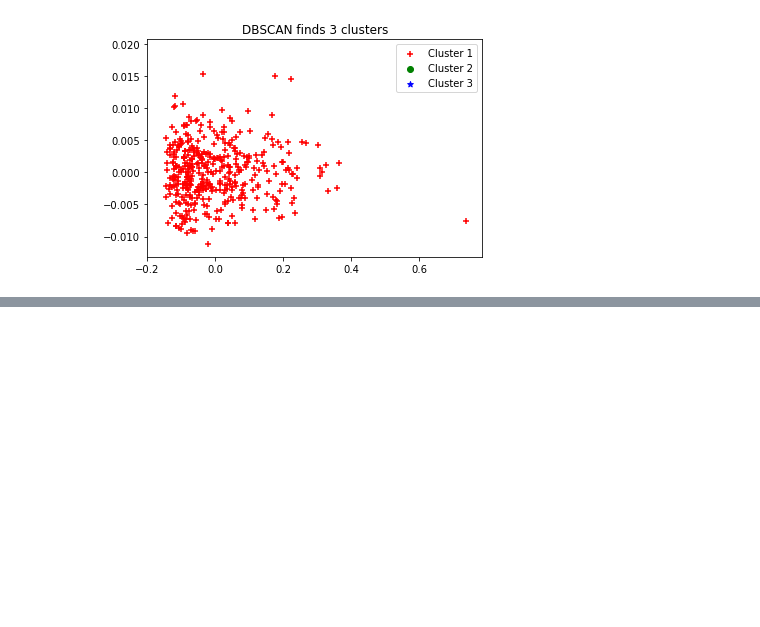
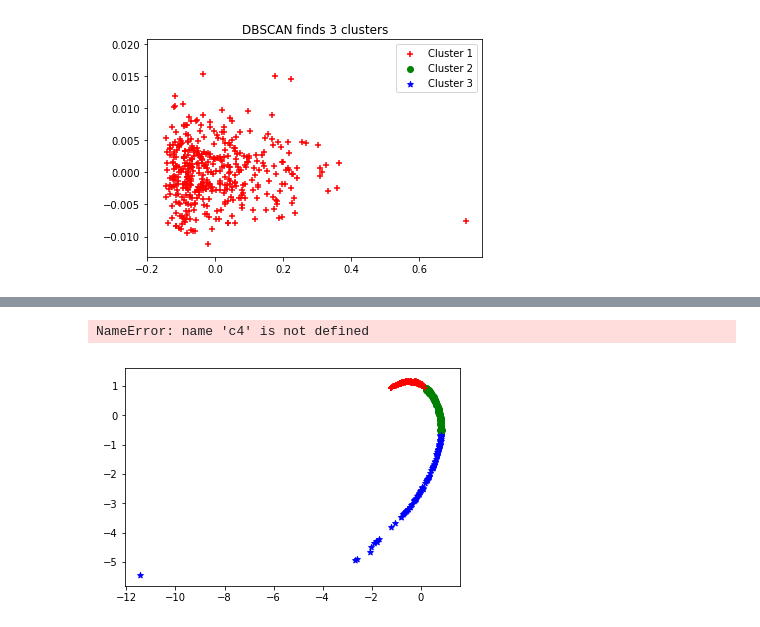
Before and after one commit to Schmidt8181/Allreciepes_NLP, a Jupyter notebook: All_Recipes_NLP.ipynb, the cells around one changed output, grey strips where cells are left out. Saved outputs shown, nothing was run; the diff lists cells and outputs as text; code cells hidden in the pictures; blank space fills up the shorter version.

Commit message:
meanshift plotted

```diff
--- a/All_Recipes_NLP.ipynb
+++ b/All_Recipes_NLP.ipynb
@@ -375,7 +359,7 @@ plt.show()
 [figure]
 # %%
 # dbscan with MDS data
-pca_dbscan = dbscan.fit(result)
+pca_dbscan = dbscan.fit(pca_data)
 pca_dbscan.labels_
 # %% [output]
 array([0, 0, 0, 0, 0, 0, 0, 0, 0, 0, 0, 0, 0, 0, 0, 0, 0, 0, 0, 0, 0, 0,
@@ -398,15 +382,18 @@ array([0, 0, 0, 0, 0, 0, 0, 0, 0, 0, 0, 0, 0, 0, 0, 0, 0, 0, 0, 0, 0, 0,
        0, 0, 0, 0, 0, 0, 0, 0, 0, 0, 0, 0, 0, 0, 0, 0, 0, 0, 0, 0, 0, 0,
        0, 0, 0, 0, 0, 0, 0, 0, 0, 0, 0, 0])
 # %%
-for i in range(0, result.shape[0]):
+for i in range(0, pca_data.shape[0]):
     if pca_dbscan.labels_[i] == 0:
-        c1 = plt.scatter(result[i,0], result[i,1], c='r', marker='+')
+        c1 = plt.scatter(pca_data[i,0], pca_data[i,1], c='r', marker='+')
     elif pca_dbscan.labels_[i] == 1:
-        c2 = plt.scatter(result[i,0], result[i,1], c='g', marker='o')
+        c2 = plt.scatter(pca_data[i,0], pca_data[i,1], c='g', marker='o')
     elif pca_dbscan.labels_[i] == -1:
-        c3 = plt.scatter(result[i,0], result[i,1], c='b', marker='*')
+        c3 = plt.scatter(pca_data[i,0], pca_data[i,1], c='b', marker='*')
 plt.legend([c1, c2, c3], ['Cluster 1', 'Cluster 2', 'Cluster 3'])
 plt.title('DBSCAN finds 3 clusters')
 plt.show()
 # %% [output]
 [figure]
+# %%
+meanshift_pca = meanshift.fit(pca_data)
+meanshift_pca.labels_
@@ -412,0 +420,3 @@ plt.show()
+# %%
+meanshift_mds = meanshift.fit(mds_data)
+meanshift_mds.labels_
@@ -412,0 +466,18 @@ plt.show()
+# %%
+# mds
+for i in range(0, mds_data.shape[0]):
+    if meanshift_mds.labels_[i] == 0:
+        c1 = plt.scatter(mds_data[i,0], mds_data[i,1], c='r', marker='+')
+    elif meanshift_mds.labels_[i] == 1:
+        c2 = plt.scatter(mds_data[i,0], mds_data[i,1], c='g', marker='o')
+    elif meanshift_mds.labels_[i] == 2:
+        c3 = plt.scatter(mds_data[i,0], mds_data[i,1], c='b', marker='*')
+    elif meanshift_mds.labels_[i] == 3:
+        c4 = plt.scatter(mds_data[i,0], mds_data[i,1], c='y', marker='^')
+
+plt.legend([c1, c2, c3, c4], ['Cluster 1', 'Cluster 2', 'Cluster 3', 'Cluster 4'])
+plt.title('MeanShift finds 4 clusters')
+plt.show()
+# %% [output]
+NameError: name 'c4' is not defined
+[figure, added]
```
Also changed, not shown: parts of 12 cells of this notebook.
